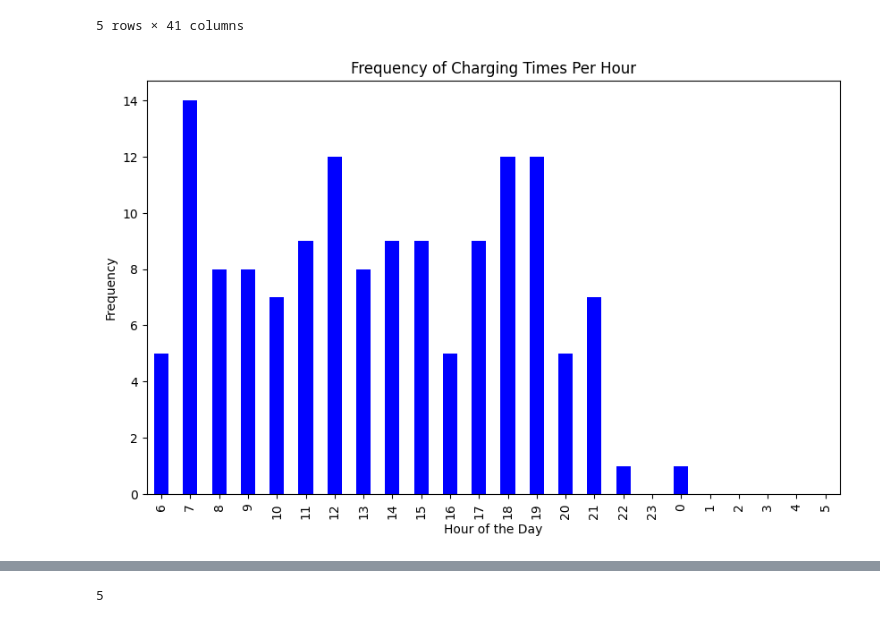
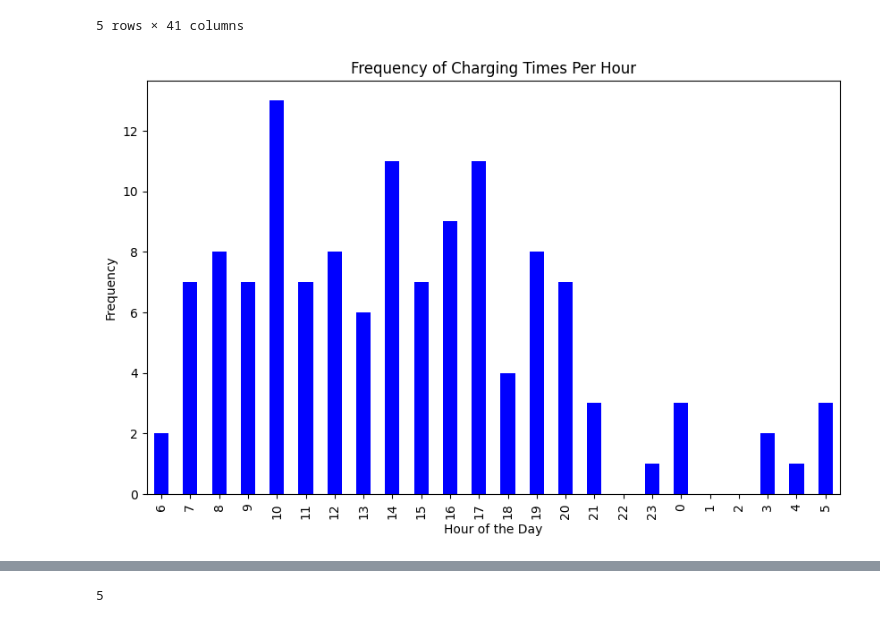
Before and after one commit to AndroCrunch/EV_Availability_G23, a Jupyter notebook: analysis.ipynb, the cells around one changed output, grey strips where cells are left out. Cells and saved outputs as stored; diff of their text form; code cells hidden in the pictures.

Commit message:
adding bar plot for charging start/end times

```diff
--- a/analysis.ipynb
+++ b/analysis.ipynb
@@ -308,33 +308,33 @@ import matplotlib.pyplot as plt
 
 # Convert 'Start Date' to datetime if it is not already
 data_cleaned['Start Date'] = pd.to_datetime(data_cleaned['Start Date'])
 
 # Create a new column "Start Date Year" that contains only the date part of 'Start Date'
 data_cleaned['Start Date Year'] = data_cleaned['Start Date'].dt.date
 data_cleaned['Start Date Time'] = data_cleaned['Start Date'].dt.time
 data_cleaned['End Date Time'] = data_cleaned['End Date'].dt.time
 
 # Filter the data from 6am on the 1st until 5am on the 2nd
-data_filtered = data_cleaned[((data_cleaned['Start Date Year'] == pd.to_datetime('2016-08-05').date()) & (data_cleaned['Start Date Time'].apply(lambda x: x.hour) >= 6)) |
-                             ((data_cleaned['Start Date Year'] == pd.to_datetime('2016-08-06').date()) & (data_cleaned['Start Date Time'].apply(lambda x: x.hour) < 6))]
+data_filtered = data_cleaned[((data_cleaned['Start Date Year'] == pd.to_datetime('2016-10-09').date()) & (data_cleaned['Start Date Time'].apply(lambda x: x.hour) >= 6)) |
+                             ((data_cleaned['Start Date Year'] == pd.to_datetime('2016-10-10').date()) & (data_cleaned['Start Date Time'].apply(lambda x: x.hour) < 6))]
 
 # Extract the hour from 'Start Date Time' and 'End Date Time'
 data_filtered['Start Hour'] = data_filtered['Start Date Time'].apply(lambda x: x.hour)
 data_filtered['End Hour'] = data_filtered['End Date Time'].apply(lambda x: x.hour)
 
 # Calculate the frequency of each hour
 hour_frequency = data_filtered['Start Hour'].value_counts().sort_index()
 
 # Reorder the hour_frequency Series to start from 6 in the morning until 5 am next day
 hour_frequency = hour_frequency.reindex(list(range(6,24)) + list(range(0,6)))
 
 # Create a bar chart of the hour frequencies
 plt.figure(figsize=(10, 6))
 hour_frequency.plot.bar(color='blue')
 
 plt.title('Frequency of Charging Times Per Hour')
 plt.xlabel('Hour of the Day')
 plt.ylabel('Frequency')
 plt.show()
 # %% [output]
-[figure, old version]
+[figure, new version]
```
Also changed, not shown: parts of 5 cells of this notebook.
